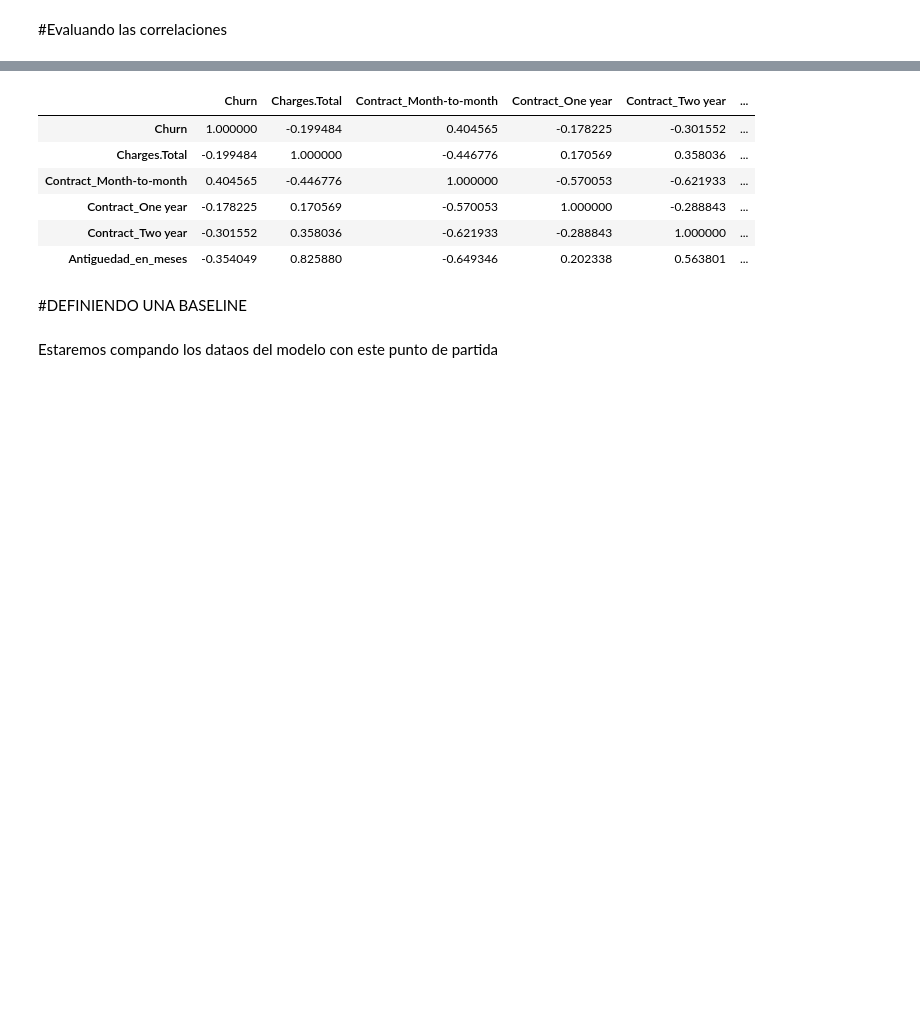
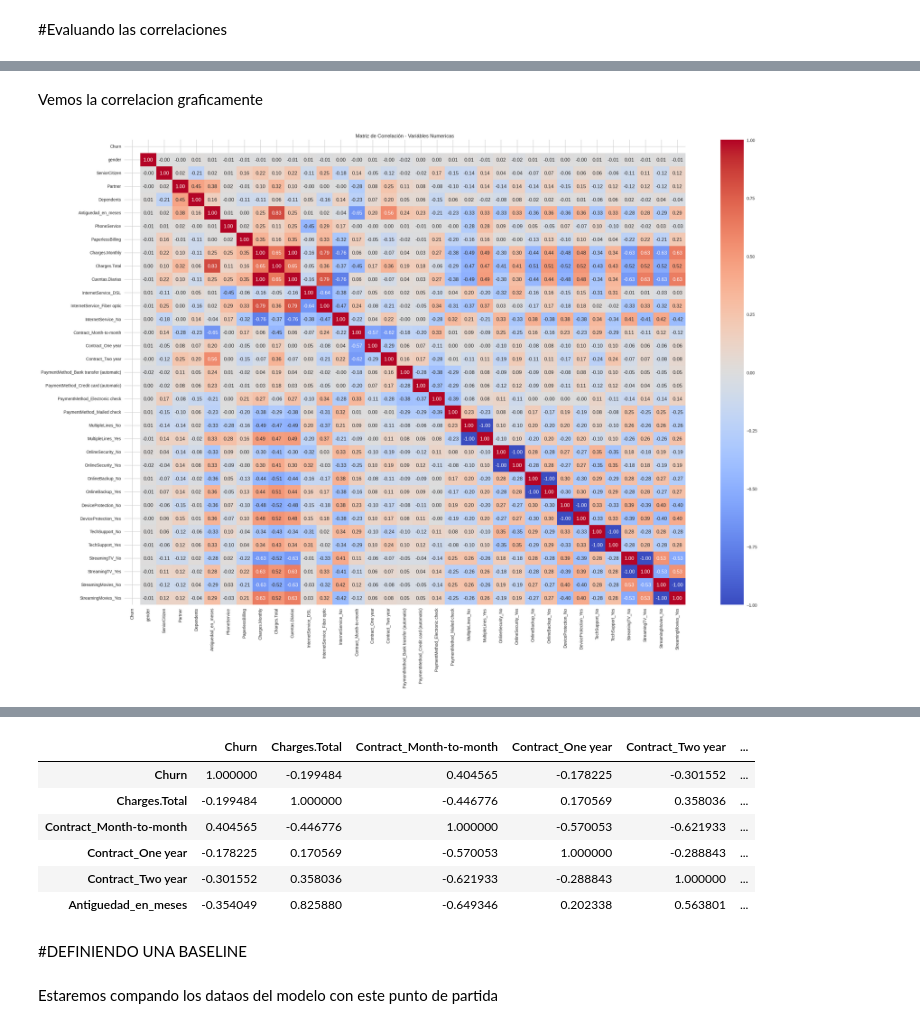
Before and after one commit to nicolb21/TelecomX_parte2_Latam, a Jupyter notebook: Telecom_X__Parte_2.ipynb, the cells around one changed output, grey strips where cells are left out. Drawn from its saved outputs; the diff is of its cells as text; code cells hidden in the pictures; blank space fills up the shorter version.

```diff
--- a/Telecom_X__Parte_2.ipynb
+++ b/Telecom_X__Parte_2.ipynb
@@ -487,3 +615,19 @@ display(correlations)
 | Contract_Two year | -0.301552 |
 | Antiguedad_en_meses | -0.354049 |
 dtype: float64
+# %% [markdown]
+Vemos la correlacion graficamente
+# %%
+datos_numeric = datos_codificados.select_dtypes(include=["int64", "float64"])
+
+datos_numeric["Churn"] = datos_codificados["Churn"].map({"Yes": 1, "No": 0})
+
+corr_matrix = datos_numeric.corr()
+
+# Visualizar heatmap
+plt.figure(figsize=(30,20))
+sns.heatmap(corr_matrix, annot=True, cmap="coolwarm", fmt=".2f")
+plt.title("Matriz de Correlación - Variábles Numericas")
+plt.show()
+# %% [output]
+[figure, added]
```
Also changed, not shown: parts of 86 cells of this notebook.
